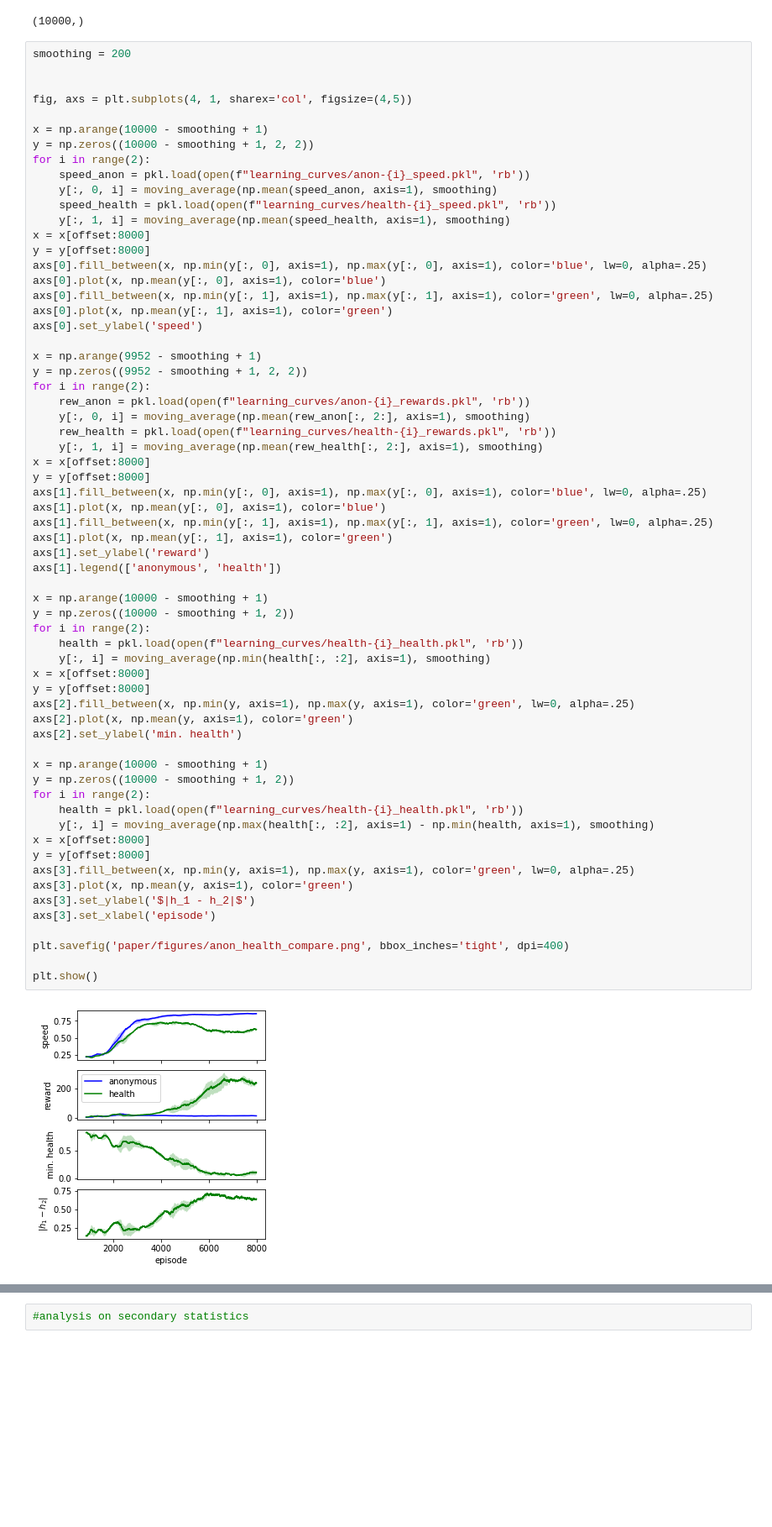
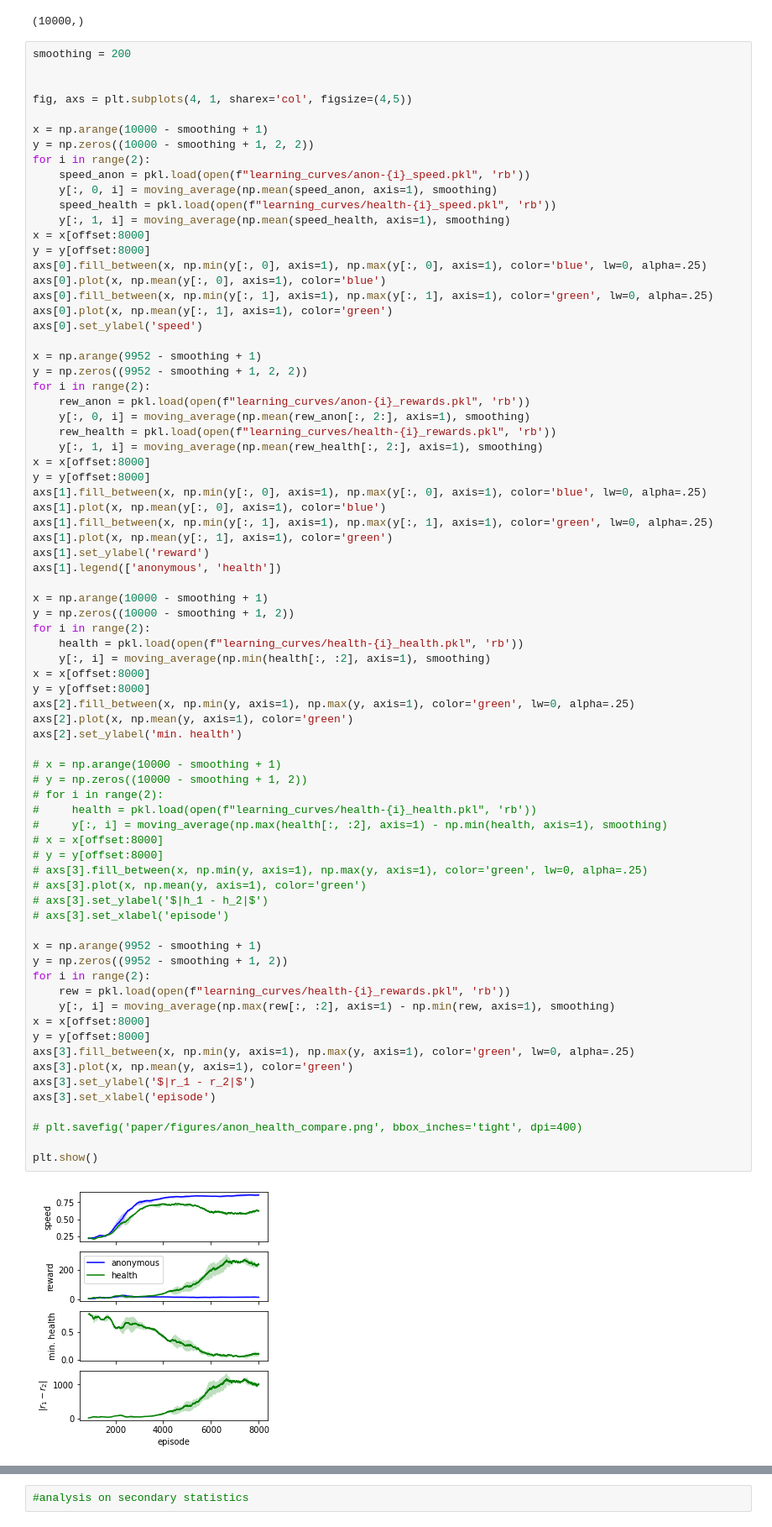
Before and after one commit to captainpete/multiagent-particle-envs, a Jupyter notebook: writeup (1).ipynb, the cells around one changed output, grey strips where cells are left out. Shown at 84% size. Drawn from its saved outputs; the diff is of its cells as text; blank space fills up the shorter version.

Commit message:
update paper

```diff
--- a/writeup (1).ipynb
+++ b/writeup (1).ipynb
@@ -297,37 +298,49 @@ for i in range(2):
 x = x[offset:8000]
 y = y[offset:8000]
 axs[1].fill_between(x, np.min(y[:, 0], axis=1), np.max(y[:, 0], axis=1), color='blue', lw=0, alpha=.25)
 axs[1].plot(x, np.mean(y[:, 0], axis=1), color='blue')
 axs[1].fill_between(x, np.min(y[:, 1], axis=1), np.max(y[:, 1], axis=1), color='green', lw=0, alpha=.25)
 axs[1].plot(x, np.mean(y[:, 1], axis=1), color='green')
 axs[1].set_ylabel('reward')
 axs[1].legend(['anonymous', 'health'])
 
 x = np.arange(10000 - smoothing + 1)
 y = np.zeros((10000 - smoothing + 1, 2))
 for i in range(2):
     health = pkl.load(open(f"learning_curves/health-{i}_health.pkl", 'rb'))
     y[:, i] = moving_average(np.min(health[:, :2], axis=1), smoothing)
 x = x[offset:8000]
 y = y[offset:8000]
 axs[2].fill_between(x, np.min(y, axis=1), np.max(y, axis=1), color='green', lw=0, alpha=.25)
 axs[2].plot(x, np.mean(y, axis=1), color='green')
 axs[2].set_ylabel('min. health')
 
-x = np.arange(10000 - smoothing + 1)
-y = np.zeros((10000 - smoothing + 1, 2))
+# x = np.arange(10000 - smoothing + 1)
+# y = np.zeros((10000 - smoothing + 1, 2))
+# for i in range(2):
+#     health = pkl.load(open(f"learning_curves/health-{i}_health.pkl", 'rb'))
+#     y[:, i] = moving_average(np.max(health[:, :2], axis=1) - np.min(health, axis=1), smoothing)
+# x = x[offset:8000]
+# y = y[offset:8000]
+# axs[3].fill_between(x, np.min(y, axis=1), np.max(y, axis=1), color='green', lw=0, alpha=.25)
+# axs[3].plot(x, np.mean(y, axis=1), color='green')
+# axs[3].set_ylabel('$|h_1 - h_2|$')
+# axs[3].set_xlabel('episode')
+
+x = np.arange(9952 - smoothing + 1)
+y = np.zeros((9952 - smoothing + 1, 2))
 for i in range(2):
-    health = pkl.load(open(f"learning_curves/health-{i}_health.pkl", 'rb'))
-    y[:, i] = moving_average(np.max(health[:, :2], axis=1) - np.min(health, axis=1), smoothing)
+    rew = pkl.load(open(f"learning_curves/health-{i}_rewards.pkl", 'rb'))
+    y[:, i] = moving_average(np.max(rew[:, :2], axis=1) - np.min(rew, axis=1), smoothing)
 x = x[offset:8000]
 y = y[offset:8000]
 axs[3].fill_between(x, np.min(y, axis=1), np.max(y, axis=1), color='green', lw=0, alpha=.25)
 axs[3].plot(x, np.mean(y, axis=1), color='green')
-axs[3].set_ylabel('$|h_1 - h_2|$')
+axs[3].set_ylabel('$|r_1 - r_2|$')
 axs[3].set_xlabel('episode')
 
-plt.savefig('paper/figures/anon_health_compare.png', bbox_inches='tight', dpi=400)
+# plt.savefig('paper/figures/anon_health_compare.png', bbox_inches='tight', dpi=400)
 
 plt.show()
 # %% [output]
-[figure, old version]
+[figure, new version]
```
Also changed, not shown: parts of 2 cells of this notebook, 9 other files.
